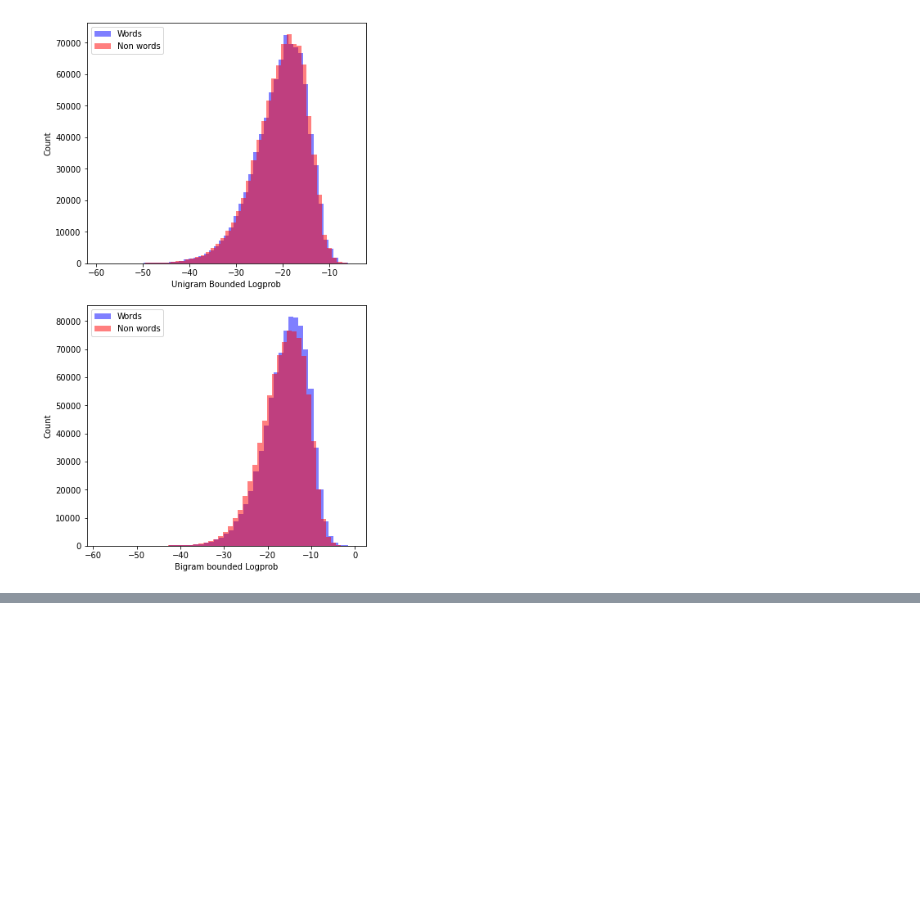
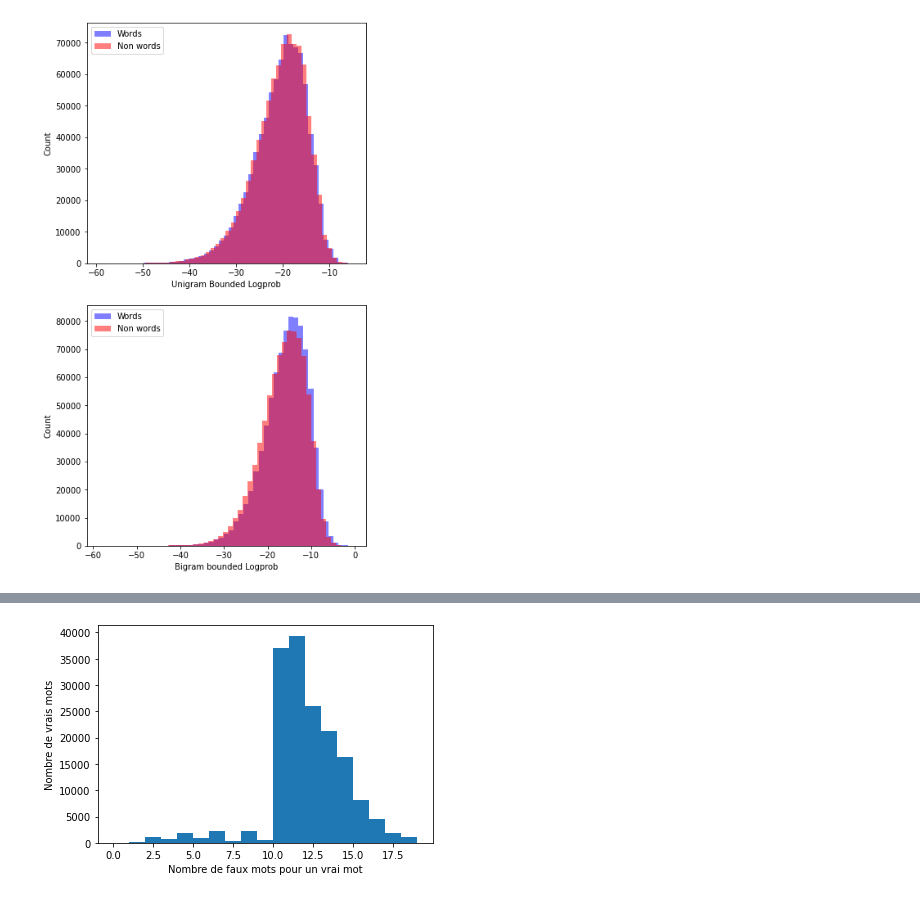
Before and after one commit to MarvinLvn/paraphone, a Jupyter notebook: notebooks/ngram_histogram.ipynb, the cells around one changed output, grey strips where cells are left out. Cells and saved outputs as stored; diff of their text form; code cells hidden in the pictures; blank space fills up the shorter version.

```diff
--- a/notebooks/ngram_histogram.ipynb
+++ b/notebooks/ngram_histogram.ipynb
@@ -47,0 +95,10 @@ fig.savefig("ngram_probs_histogram.png")
+# %%
+# same as before, on unfitered words
+all_words_counter = Counter(word for word, _, _
+                            in CandidatesPairCSV(Path("../workspaces/large_fr/candidates_filtering/steps/step_1_init.csv")))
+plt.hist(all_words_counter.values(), bins=range(20))
+plt.ylabel("Nombre de vrais mots")
+plt.xlabel("Nombre de faux mots pour un vrai mot")
+plt.savefig("plots/candidates_histogram.png")
+# %% [output]
+[figure, added]
```
Also changed, not shown: parts of 8 cells of this notebook, 8 other files.
